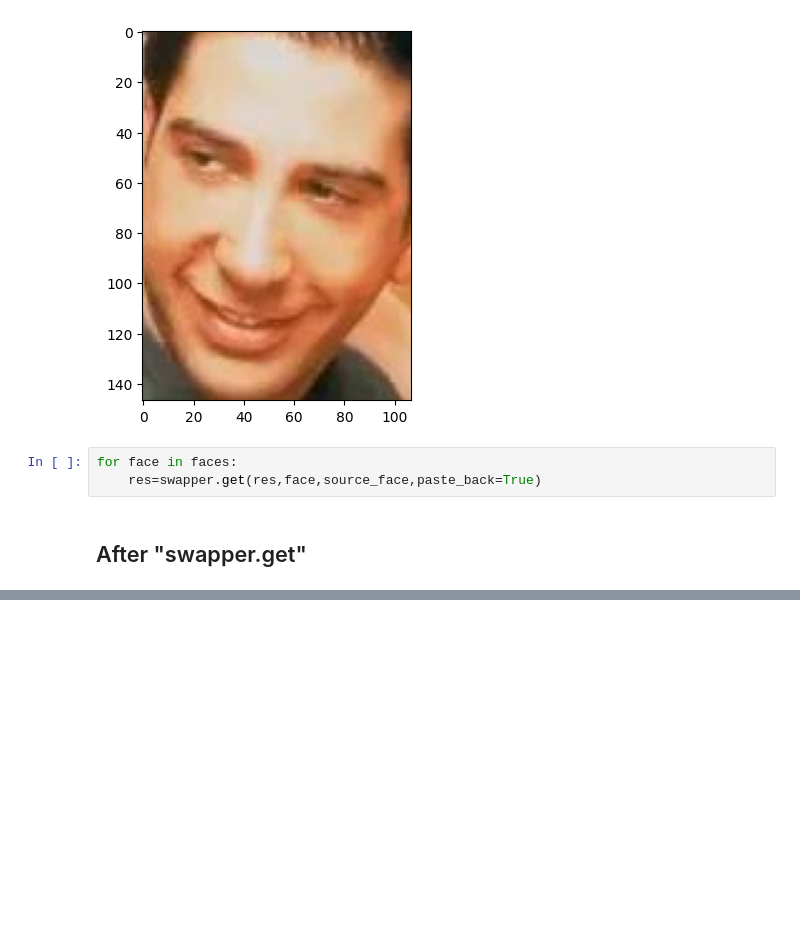
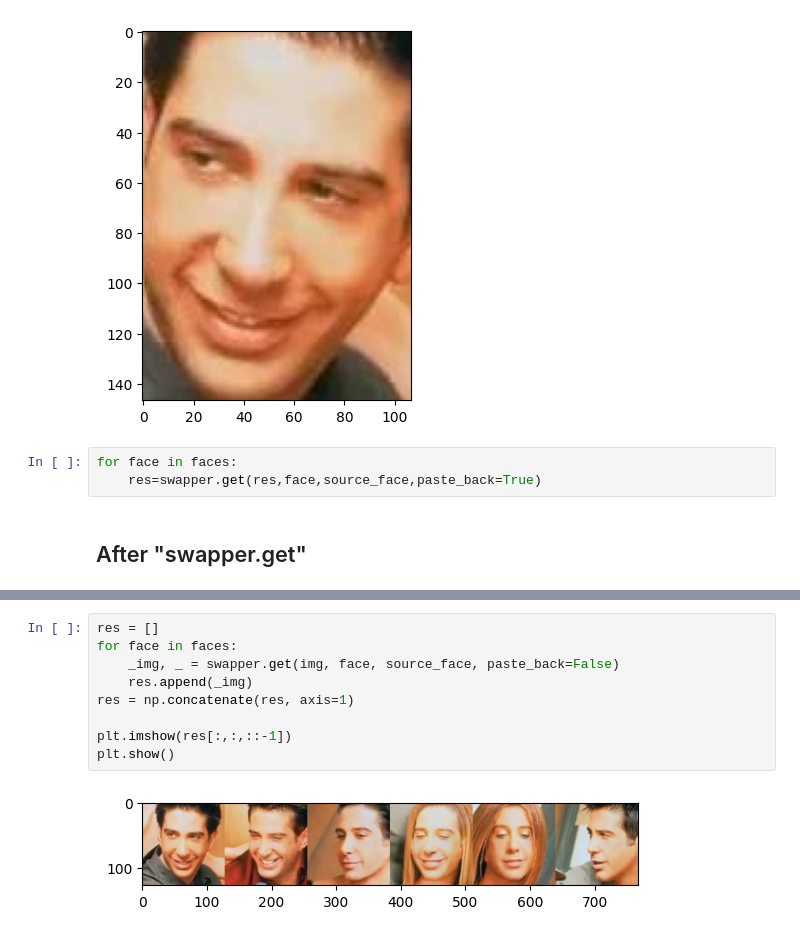
Before and after one commit to Stealeristaken/Entry-Mid-Level-AI-Projects, a Jupyter notebook: Face Swapping with Insight.ipynb, the cells around one changed output, grey strips where cells are left out. Saved outputs shown, nothing was run; the diff lists cells and outputs as text; blank space fills up the shorter version.

```diff
--- a/Face Swapping with Insight.ipynb
+++ b/Face Swapping with Insight.ipynb
@@ -86,0 +94,11 @@ for face in faces:
+# %%
+res = []
+for face in faces:
+    _img, _ = swapper.get(img, face, source_face, paste_back=False)
+    res.append(_img)
+res = np.concatenate(res, axis=1)
+
+plt.imshow(res[:,:,::-1])
+plt.show()
+# %% [output]
+[figure, added]
```
Also changed, not shown: parts of 3 cells of this notebook.
